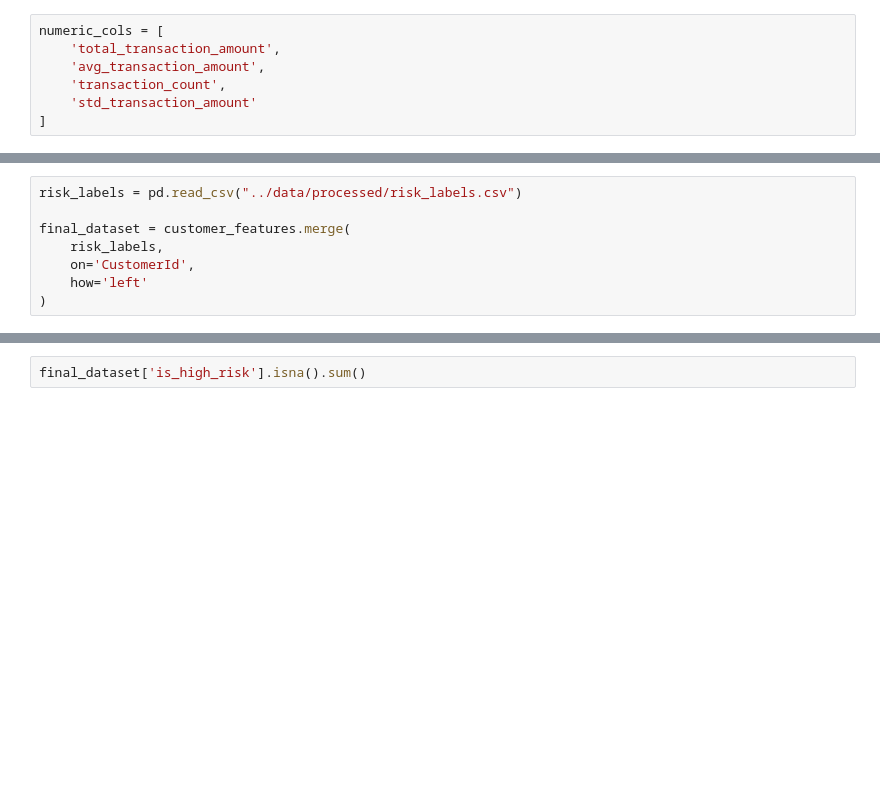
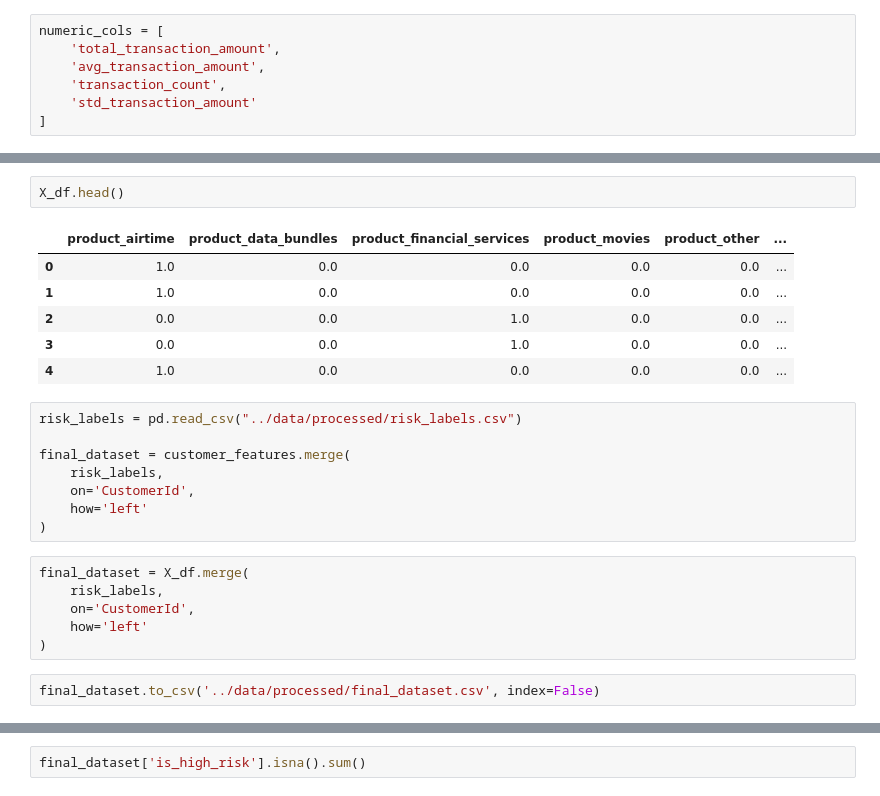
Before and after one commit to RuetGG/Credit_Risk_Week-4, a Jupyter notebook: notebooks/modelReady.ipynb, the cells around one changed output, grey strips where cells are left out. Cells and saved outputs as stored; diff of their text form; blank space fills up the shorter version.

```diff
--- a/notebooks/modelReady.ipynb
+++ b/notebooks/modelReady.ipynb
@@ -149,6 +156,15 @@ X_df[numeric_cols].describe()
 | 50% | -5.584873e-02 | -0.078316 | -1.915502e-01 | -1.075580e-01 |
 | 75% | -3.377694e-02 | -0.064636 | -5.741433e-02 | -7.080680e-02 |
 | max | 3.065193e+01 | 51.206316 | 4.194775e+01 | 3.402451e+01 |
+# %%
+X_df.head()
+# %% [output]
+|  | product_airtime | product_data_bundles | product_financial_services | product_movies | product_other | ... |
+| 0 | 1.0 | 0.0 | 0.0 | 0.0 | 0.0 | ... |
+| 1 | 1.0 | 0.0 | 0.0 | 0.0 | 0.0 | ... |
+| 2 | 0.0 | 0.0 | 1.0 | 0.0 | 0.0 | ... |
+| 3 | 0.0 | 0.0 | 1.0 | 0.0 | 0.0 | ... |
+| 4 | 1.0 | 0.0 | 0.0 | 0.0 | 0.0 | ... |
 # %%
 risk_labels = pd.read_csv("../data/processed/risk_labels.csv")
 
@@ -157,3 +173,11 @@ final_dataset = customer_features.merge(
     on='CustomerId',
     how='left'
 )
+# %%
+final_dataset = X_df.merge(
+    risk_labels,
+    on='CustomerId',
+    how='left'
+)
+# %%
+final_dataset.to_csv('../data/processed/final_dataset.csv', index=False)
```
Also changed, not shown: parts of 4 cells of this notebook, 34 other files.
